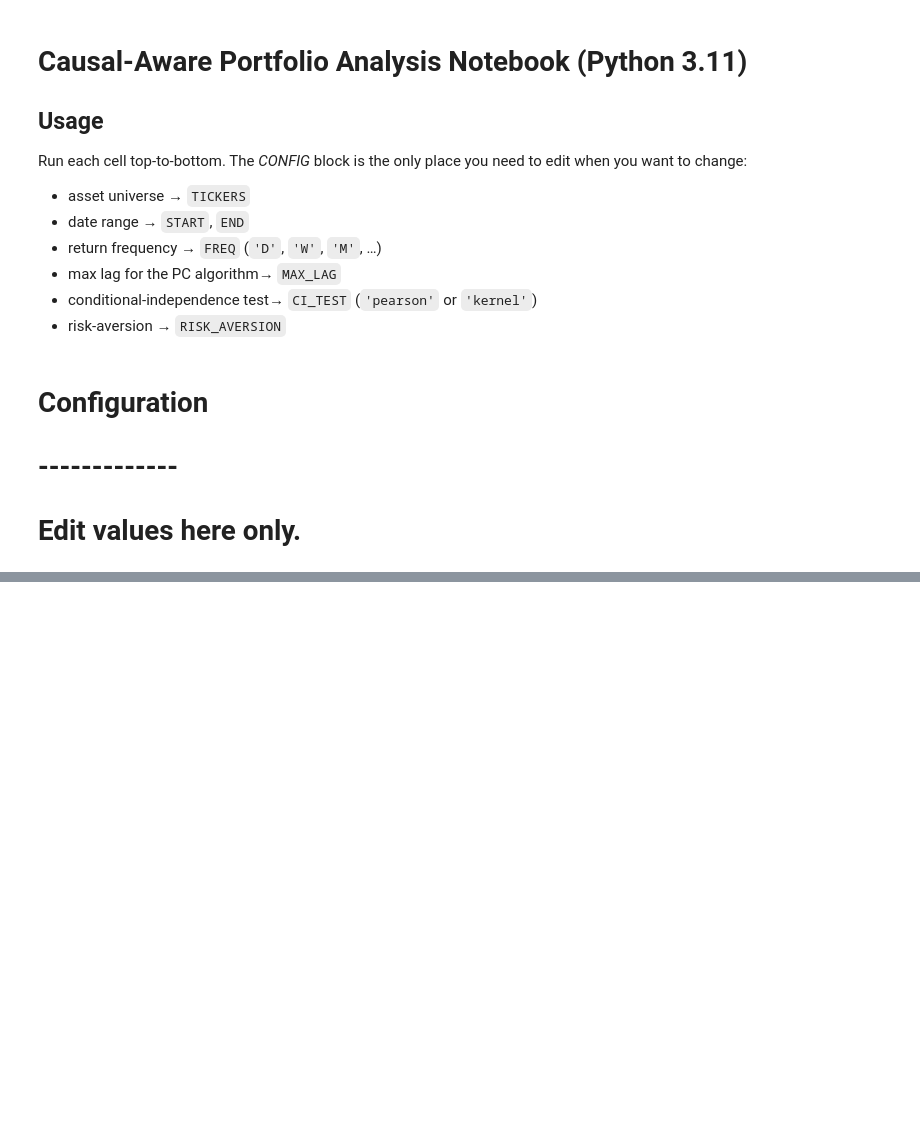
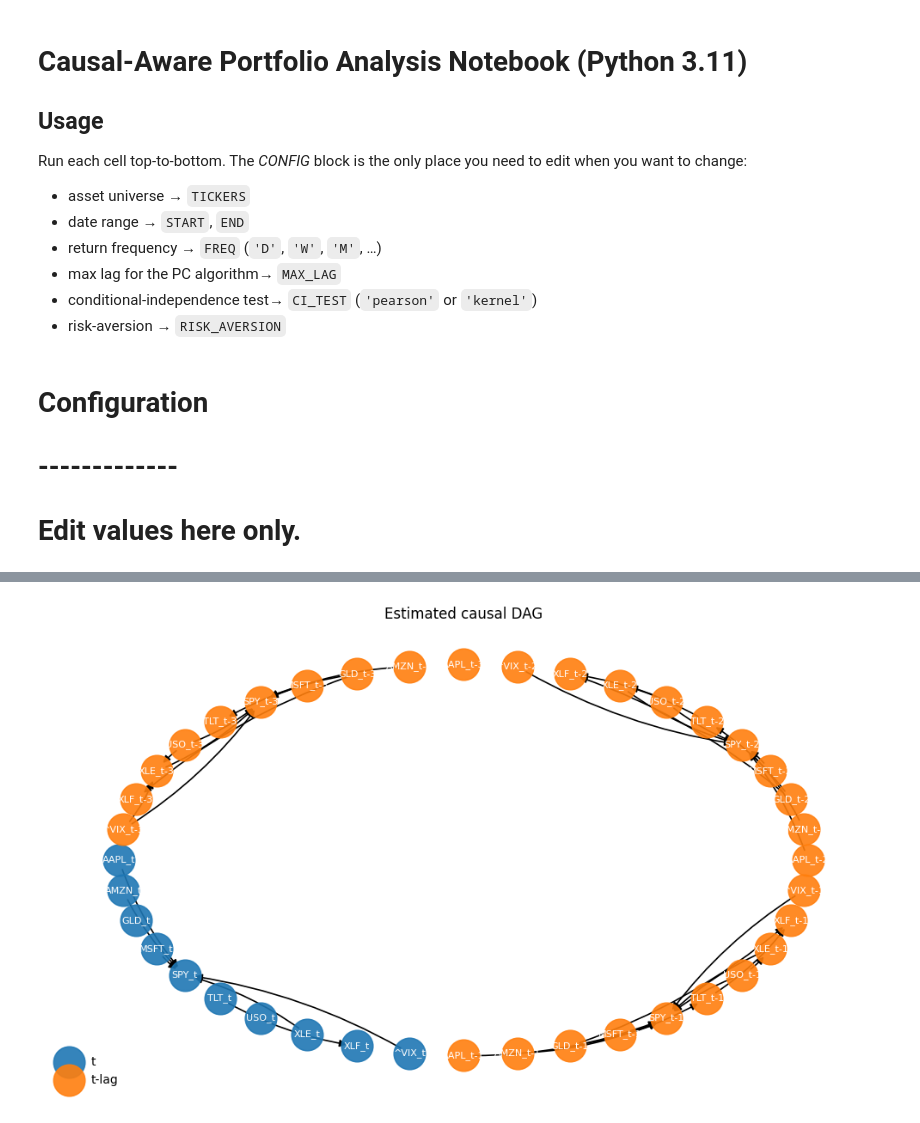
Before and after one commit to judramirezj/causal-inference-portfolio-management, a Jupyter notebook: analysis/exploration.ipynb, the cells around one changed output, grey strips where cells are left out. Cells and saved outputs as stored; diff of their text form; code cells hidden in the pictures; blank space fills up the shorter version.

```diff
--- a/analysis/exploration.ipynb
+++ b/analysis/exploration.ipynb
@@ -55,0 +566,32 @@ NameError: name 'field' is not defined
+# %%
+def plot_dag_pretty(dag: nx.DiGraph):
+    """
+    Hierarchical DAG plot (Graphviz 'dot' layout).  Colours current-time nodes
+    blue, lagged nodes orange; arrows styled for clarity.
+    """
+    try:
+        pos = nx.nx_agraph.graphviz_layout(dag, prog="dot")  # <-- needs pygraphviz
+    except Exception:
+        pos = nx.shell_layout(dag)  # reasonable fallback
+
+    present   = [n for n in dag if "_t-" not in n]
+    lagged    = [n for n in dag if n not in present]
+
+    plt.figure(figsize=(10, 6))
+    nx.draw_networkx_nodes(dag, pos, nodelist=present,  node_color="#1f77b4",
+                           node_size=700, alpha=0.9, label="t")
+    nx.draw_networkx_nodes(dag, pos, nodelist=lagged,   node_color="#ff7f0e",
+                           node_size=700, alpha=0.9, label="t-lag")
+    nx.draw_networkx_labels(dag, pos, font_size=8, font_color="white")
+    nx.draw_networkx_edges(dag, pos,
+                           arrows=True, arrowstyle="-|>", arrowsize=12,
+                           width=1.2, connectionstyle="arc3,rad=0.1")
+    plt.legend(scatterpoints=1, frameon=False, loc="lower left")
+    plt.title("Estimated causal DAG")
+    plt.axis("off")
+    plt.tight_layout()
+    plt.show()
+# %%
+plot_dag_pretty(dag)
+# %% [output]
+[figure, added]
```
Also changed, not shown: parts of 21 cells of this notebook.
